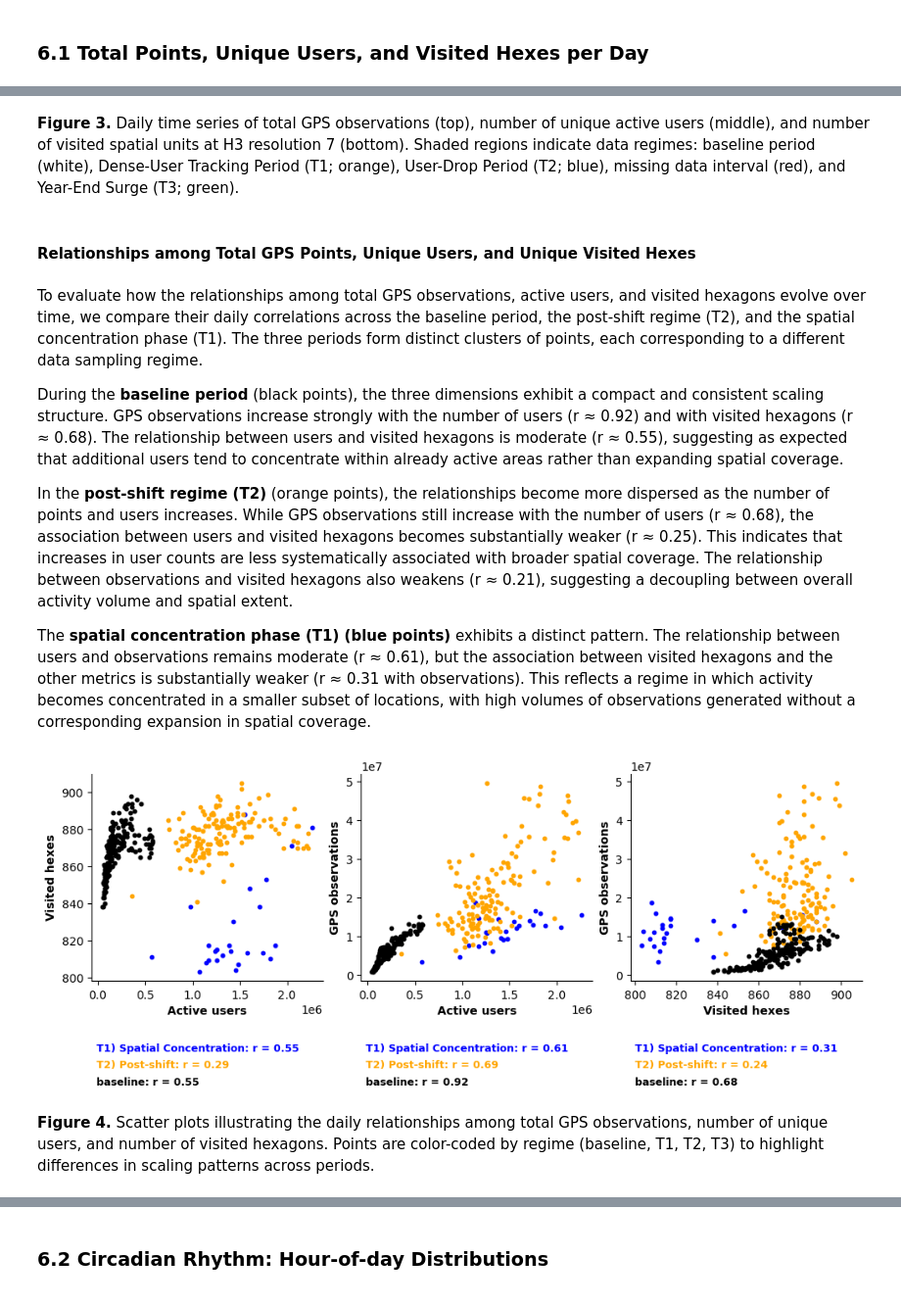
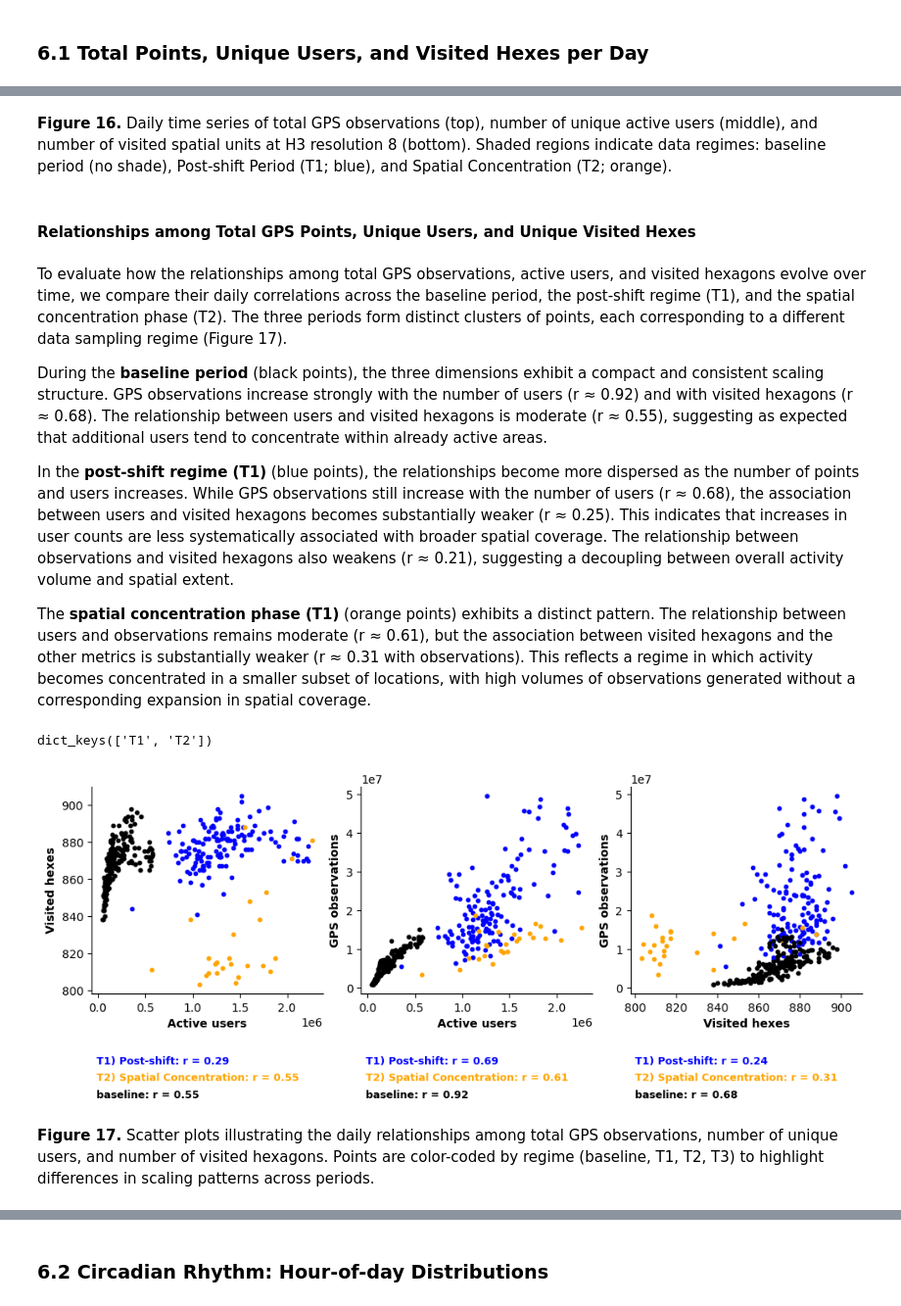
Before and after one commit to worldbank/eca-resilience, a Jupyter notebook: notebooks/Manila_EDA_QA.ipynb, the cells around one changed output, grey strips where cells are left out. Shown at 98% size. Drawn from its saved outputs; the diff is of its cells as text; code cells hidden in the pictures.

```diff
--- a/notebooks/Manila_EDA_QA.ipynb
+++ b/notebooks/Manila_EDA_QA.ipynb
@@ -1491,9 +1459,8 @@ rel_change(value=11199454.47, base=2284755.67)
 # %%
 # The ranges are inclusive, i.e., [a, b]
 dict_out_intervals = {
-    "T1": ["2023-07-27", "2023-08-20"],
-      "T2": ["2023-07-10", "2023-12-31"],
-
+    "T1": ["2023-07-10", "2023-12-31"],
+    "T2": ["2023-07-27", "2023-08-20"],
 }
 
 dict_interval_color = {
@@ -1502,8 +1469,8 @@ dict_interval_color = {
 }
 
 dict_interval_name = {
- "T1":"T1) Spatial Concentration",
-"T2": "T2) Post-shift"}
+ "T2":"T2) Spatial Concentration",
+"T1": "T1) Post-shift"}
 # %%
 fig, axes = plt.subplots(nrows=3, ncols=1, figsize=(10, 12), sharex=False, gridspec_kw={'hspace': 0.3})
 
@@ -1526,11 +1493,28 @@ for ax in axes:
     ax.axvspan(missing_day_start, missing_day_end, color='red', alpha=0.15, linewidth=0, label="Missing data")
     ax.axvline(pd.to_datetime("2023-07-09"), linestyle="--", linewidth=1, label="Sampling Shift")
 
+    '''
     for interval_name, (interval_start, interval_end) in dict_out_intervals.items():
-        ax.axvspan(pd.to_datetime(interval_end),
-                   pd.to_datetime(interval_start),
+        ax.axvspan(pd.to_datetime(interval_start),
+                   pd.to_datetime(interval_end),
                    color=dict_interval_color[interval_name],
                    alpha=0.15, linewidth=0, label=dict_interval_name[interval_name])
 
+                    "T1": ["2023-07-10", "2023-12-31"],
+    "T2": ["2023-07-27", "2023-08-20"],
+
+    '''
+
+
+
+    # T1
+    ax.axvspan(pd.to_datetime("2023-07-10"), pd.to_datetime("2023-07-26 23:59"), color=dict_interval_color["T1"], alpha=0.15, linewidth=0, label=dict_interval_name["T1"])
+    ax.axvspan(pd.to_datetime("2023-08-20"), pd.to_datetime("2023-09-18"), color=dict_interval_color["T1"], alpha=0.15, linewidth=0)
+    ax.axvspan(pd.to_datetime("2023-10-01"), pd.to_datetime("2023-12-31"), color=dict_interval_color["T1"], alpha=0.15, linewidth=0)
+
+    # T2
+    ax.axvspan(pd.to_datetime(dict_out_intervals["T2"][0]), pd.to_datetime(dict_out_intervals["T2"][1]),
+               color=dict_interval_color["T2"], alpha=0.15, linewidth=0, label=dict_interval_name["T2"])
+
 axes[0].legend(fontsize=9);
 # %% [output]
@@ -1541,7 +1525,7 @@ plotly_fig = tls.mpl_to_plotly(fig)
 #plotly_fig.show()
 plotly_fig.write_html("time_series_plot.html")
 # %% [markdown]
-**Figure 3.** Daily time series of total GPS observations (top), number of unique active users (middle), and number of visited spatial units at H3 resolution 7 (bottom). Shaded regions indicate data regimes: baseline period (white), Dense-User Tracking Period (T1; orange), User-Drop Period (T2; blue), missing data interval (red), and Year-End Surge (T3; green).
+**Figure 16.** Daily time series of total GPS observations (top), number of unique active users (middle), and number of visited spatial units at H3 resolution 8 (bottom). Shaded regions indicate data regimes: baseline period (no shade), Post-shift Period (T1; blue), and Spatial Concentration (T2; orange).
 # %%
 def split_by_periods(df, periods, date_col):
 
@@ -1568,20 +1552,24 @@ def split_by_periods(df, periods, date_col):
 # %% [markdown]
 #### Relationships among Total GPS Points, Unique Users, and Unique Visited Hexes
 # %% [markdown]
-To evaluate how the relationships among total GPS observations, active users, and visited hexagons evolve over time, we compare their daily correlations across the baseline period, the post-shift regime (T2), and the spatial concentration phase (T1). The three periods form distinct clusters of points, each corresponding to a different data sampling regime.
+To evaluate how the relationships among total GPS observations, active users, and visited hexagons evolve over time, we compare their daily correlations across the baseline period, the post-shift regime (T1), and the spatial concentration phase (T2). The three periods form distinct clusters of points, each corresponding to a different data sampling regime (Figure 17).
 
-During the **baseline period** (black points), the three dimensions exhibit a compact and consistent scaling structure. GPS observations increase strongly with the number of users (r ≈ 0.92) and with visited hexagons (r ≈ 0.68). The relationship between users and visited hexagons is moderate (r ≈ 0.55), suggesting as expected that additional users tend to concentrate within already active areas rather than expanding spatial coverage.
+During the **baseline period** (black points), the three dimensions exhibit a compact and consistent scaling structure. GPS observations increase strongly with the number of users (r ≈ 0.92) and with visited hexagons (r ≈ 0.68). The relationship between users and visited hexagons is moderate (r ≈ 0.55), suggesting as expected that additional users tend to concentrate within already active areas.
 
-In the **post-shift regime (T2)** (orange points), the relationships become more dispersed as the number of points and users increases. While GPS observations still increase with the number of users (r ≈ 0.68), the association between users and visited hexagons becomes substantially weaker (r ≈ 0.25). This indicates that increases in user counts are less systematically associated with broader spatial coverage. The relationship between observations and visited hexagons also weakens (r ≈ 0.21), suggesting a decoupling between overall activity volume and spatial extent.
+In the **post-shift regime (T1)** (blue points), the relationships become more dispersed as the number of points and users increases. While GPS observations still increase with the number of users (r ≈ 0.68), the association between users and visited hexagons becomes substantially weaker (r ≈ 0.25). This indicates that increases in user counts are less systematically associated with broader spatial coverage. The relationship between observations and visited hexagons also weakens (r ≈ 0.21), suggesting a decoupling between overall activity volume and spatial extent.
 
-The **spatial concentration phase (T1) (blue points)** exhibits a distinct pattern. The relationship between users and observations remains moderate (r ≈ 0.61), but the association between visited hexagons and the other metrics is substantially weaker (r ≈ 0.31 with observations). This reflects a regime in which activity becomes concentrated in a smaller subset of locations, with high volumes of observations generated without a corresponding expansion in spatial coverage.
+The **spatial concentration phase (T1)** (orange points) exhibits a distinct pattern. The relationship between users and observations remains moderate (r ≈ 0.61), but the association between visited hexagons and the other metrics is substantially weaker (r ≈ 0.31 with observations). This reflects a regime in which activity becomes concentrated in a smaller subset of locations, with high volumes of observations generated without a corresponding expansion in spatial coverage.
+# %%
+dict_out_intervals.keys()
+# %% [output]
+dict_keys(['T1', 'T2'])
 # %%
 period_df_user, baseline_df_user = split_by_periods(df_user_daily_summary, list(dict_out_intervals.values()), "date")
 period_df_spatial, baseline_df_spatial = split_by_periods(df_spatial_daily_summary, list(dict_out_intervals.values()), "date")
 
 # subtract the concentration pattern from the post 9th july dataset
-period_df_user[1] = period_df_user[1][~period_df_user[1]["date"].between(period_df_user[0]["date"].min(), period_df_user[0]["date"].max())]
-period_df_spatial[1] = period_df_spatial[1][~period_df_spatial[1]["date"].between(period_df_spatial[0]["date"].min(), period_df_spatial[0]["date"].max())]
+period_df_user[0] = period_df_user[0][~period_df_user[0]["date"].between(period_df_user[1]["date"].min(), period_df_user[1]["date"].max())]
+period_df_spatial[0] = period_df_spatial[0][~period_df_spatial[0]["date"].between(period_df_spatial[1]["date"].min(), period_df_spatial[1]["date"].max())]
 
 
 
@@ -1628,36 +1616,36 @@ for ind_measure, (m1, m2) in enumerate(pairs):
         x = baseline_df_spatial[m1]
     else:
         x = baseline_df_user[m1]
 
     if m2 == "n_hexes_active":
         y = baseline_df_spatial[m2]
     else:
         y = baseline_df_user[m2]
 
     ax.scatter(x, y, s=10, alpha=1, label="baseline", c="k")
     # Pearson correlation
     r = np.corrcoef(x, y)[0, 1] if len(x) > 1 else np.nan
     corrs.append(("baseline", r, "k"))
 
 
 
     # annotate inside plot (top-left corner)
     y_pos = -0.3
     for label, r, color in corrs:
         ax.text(
             0.02, y_pos,
             f"{label}: r = {r:.2f}",
             transform=ax.transAxes,
             fontsize=9,
             color=color,
             va="top",
             weight=600,
         )
         y_pos -= 0.08
 # %% [output]
-[figure, old version]
+[figure, new version]
 # %% [markdown]
-**Figure 4.** Scatter plots illustrating the daily relationships among total GPS observations, number of unique users, and number of visited hexagons. Points are color-coded by regime (baseline, T1, T2, T3) to highlight differences in scaling patterns across periods.
+**Figure 17.** Scatter plots illustrating the daily relationships among total GPS observations, number of unique users, and number of visited hexagons. Points are color-coded by regime (baseline, T1, T2, T3) to highlight differences in scaling patterns across periods.
 # %%
 for measure in ["n_points", "n_hexes_active",  "n_users"]:
     print(measure)
```
Also changed, not shown: parts of 86 cells of this notebook, 4 other files.
